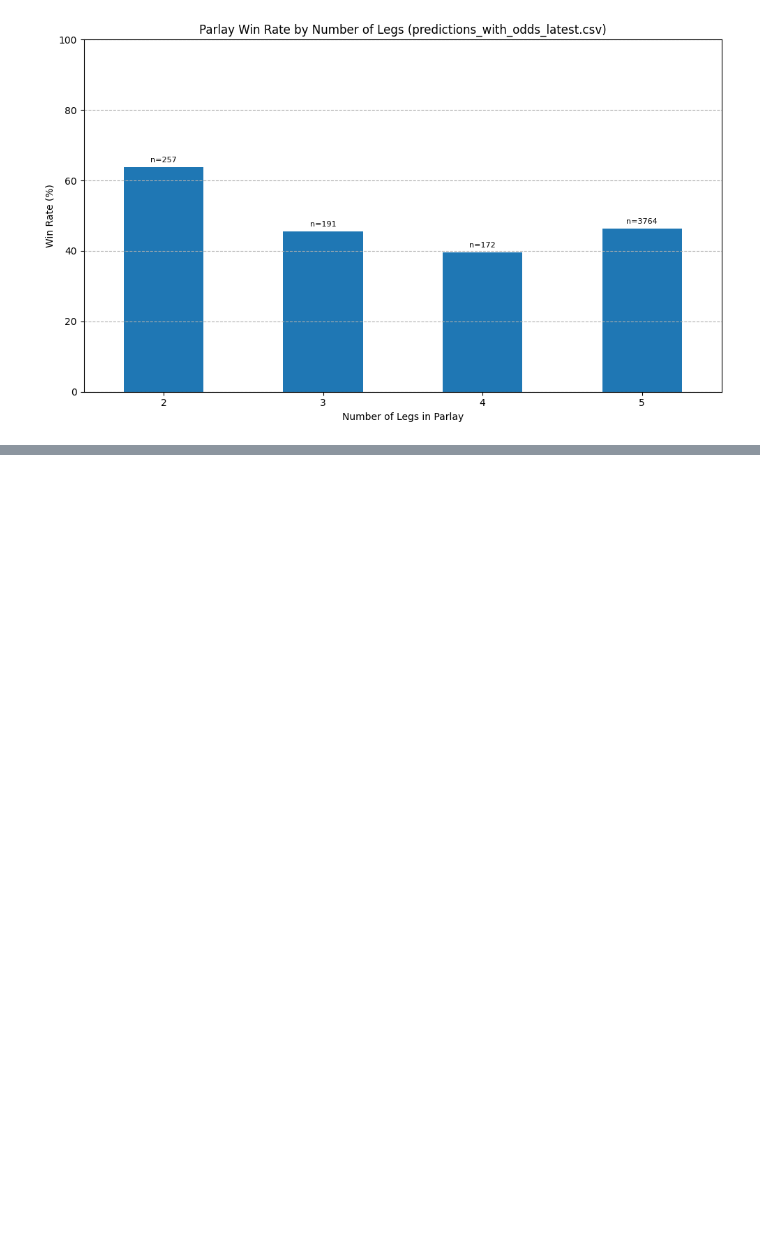
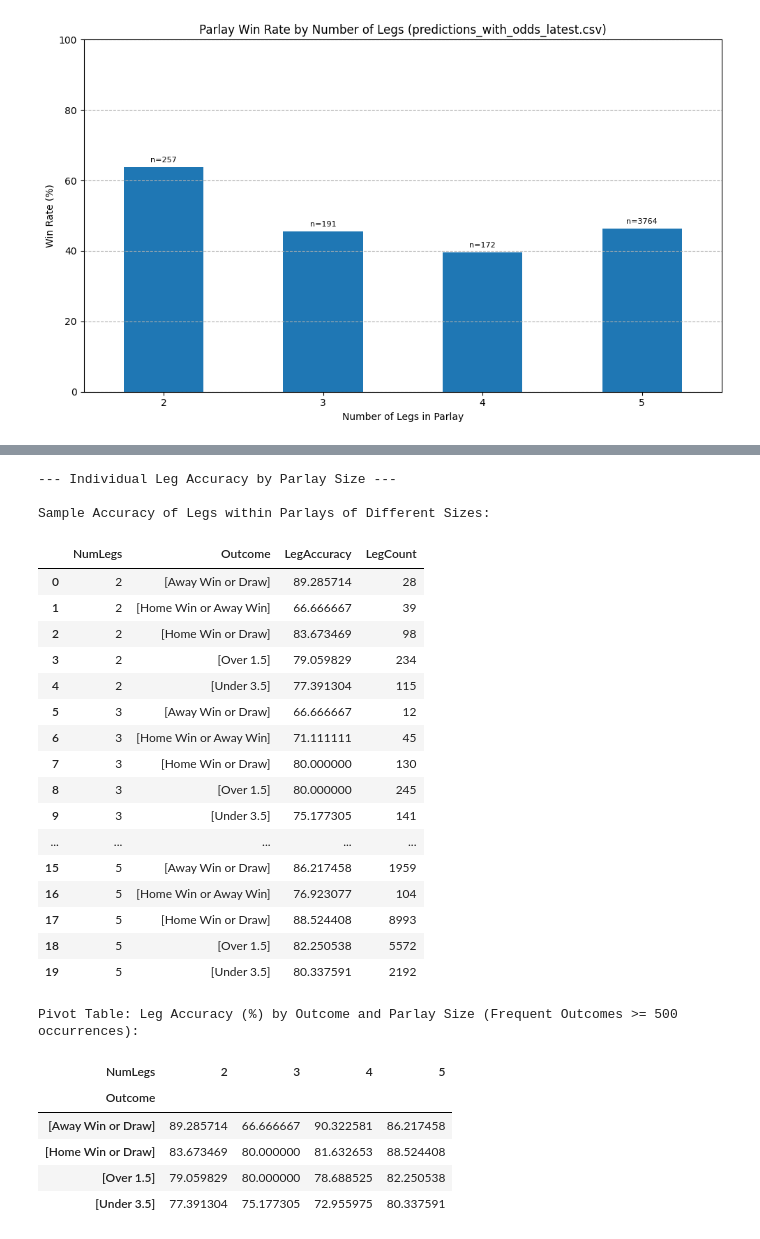
Before and after one commit to elbarroca/AgenticFC, a Jupyter notebook: models/notebooks/02_parlay_backtest.ipynb, the cells around one changed output, grey strips where cells are left out. Cells and saved outputs as stored; diff of their text form; code cells hidden in the pictures; blank space fills up the shorter version.

```diff
--- a/models/notebooks/02_parlay_backtest.ipynb
+++ b/models/notebooks/02_parlay_backtest.ipynb
@@ -303,0 +425,61 @@ Average Calculated Parlay Probability: 0.4674
+# %%
+# In[11]:
+
+# --- Analyze Individual Leg Accuracy Based on the Size of the Parlay It Was In ---
+print("\n--- Individual Leg Accuracy by Parlay Size ---")
+
+if 'df_legs' in locals() and not df_legs.empty:
+    leg_accuracy_by_parlay_size = df_legs.groupby(['NumLegs', 'Outcome'])['IsCorrect'].agg(
+        LegAccuracy='mean',
+        LegCount='size'
+    ).reset_index()
+
+    leg_accuracy_by_parlay_size['LegAccuracy'] *= 100
+
+    print("\nSample Accuracy of Legs within Parlays of Different Sizes:")
+    # Display a sample, perhaps focusing on common outcomes or high/low leg counts
+    display(leg_accuracy_by_parlay_size.head(20))
+
+    # Pivot for better comparison (optional, can create large tables)
+    try:
+        # Filter for more frequent outcomes to make pivot table manageable
+        frequent_outcomes = leg_performance[leg_performance['LegCount'] >= min_leg_count_threshold]['Outcome'].tolist()
+        pivot_df = leg_accuracy_by_parlay_size[leg_accuracy_by_parlay_size['Outcome'].isin(frequent_outcomes)].pivot(
+            index='Outcome', columns='NumLegs', values='LegAccuracy'
+        )
+        print(f"\nPivot Table: Leg Accuracy (%) by Outcome and Parlay Size (Frequent Outcomes >= {min_leg_count_threshold} occurrences):")
+        display(pivot_df.fillna('-')) # Fill NaN with '-' for readability
+    except Exception as e:
+        print(f"Could not create pivot table: {e}")
+
+
+else:
+    print("ERROR: df_legs DataFrame not found or empty. Run previous cells.")
+# %% [output]
+--- Individual Leg Accuracy by Parlay Size ---
+
+Sample Accuracy of Legs within Parlays of Different Sizes:
+|  | NumLegs | Outcome | LegAccuracy | LegCount |
+| 0 | 2 | [Away Win or Draw] | 89.285714 | 28 |
+| 1 | 2 | [Home Win or Away Win] | 66.666667 | 39 |
+| 2 | 2 | [Home Win or Draw] | 83.673469 | 98 |
+| 3 | 2 | [Over 1.5] | 79.059829 | 234 |
+| 4 | 2 | [Under 3.5] | 77.391304 | 115 |
+| 5 | 3 | [Away Win or Draw] | 66.666667 | 12 |
+| 6 | 3 | [Home Win or Away Win] | 71.111111 | 45 |
+| 7 | 3 | [Home Win or Draw] | 80.000000 | 130 |
+| 8 | 3 | [Over 1.5] | 80.000000 | 245 |
+| 9 | 3 | [Under 3.5] | 75.177305 | 141 |
+| ... | ... | ... | ... | ... |
+| 15 | 5 | [Away Win or Draw] | 86.217458 | 1959 |
+| 16 | 5 | [Home Win or Away Win] | 76.923077 | 104 |
+| 17 | 5 | [Home Win or Draw] | 88.524408 | 8993 |
+| 18 | 5 | [Over 1.5] | 82.250538 | 5572 |
+| 19 | 5 | [Under 3.5] | 80.337591 | 2192 |
+Pivot Table: Leg Accuracy (%) by Outcome and Parlay Size (Frequent Outcomes >= 500 occurrences):
+| NumLegs | 2 | 3 | 4 | 5 |
+| Outcome |  |  |  |  |
+| [Away Win or Draw] | 89.285714 | 66.666667 | 90.322581 | 86.217458 |
+| [Home Win or Draw] | 83.673469 | 80.000000 | 81.632653 | 88.524408 |
+| [Over 1.5] | 79.059829 | 80.000000 | 78.688525 | 82.250538 |
+| [Under 3.5] | 77.391304 | 75.177305 | 72.955975 | 80.337591 |
```
Also changed, not shown: parts of 3 cells of this notebook.
